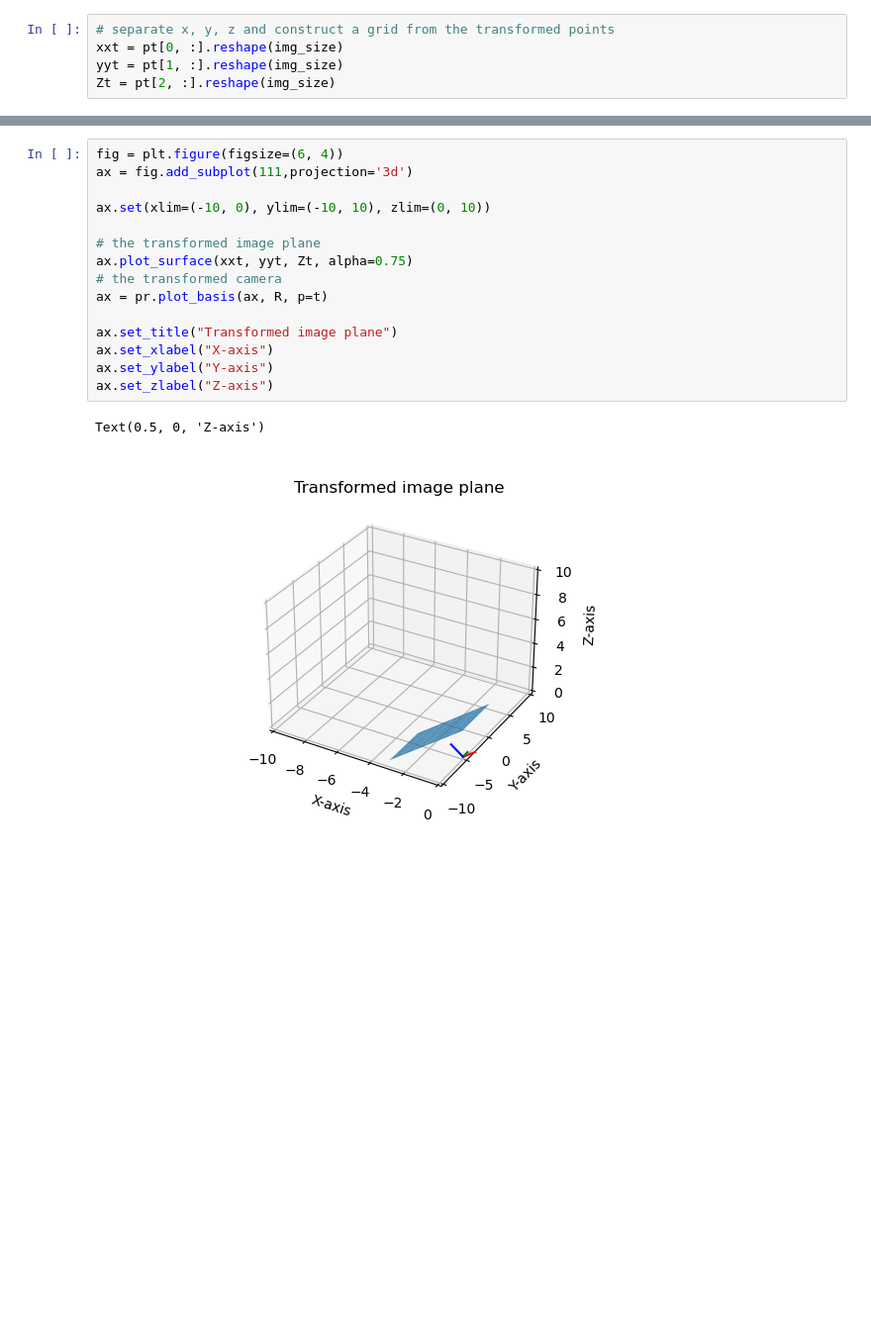
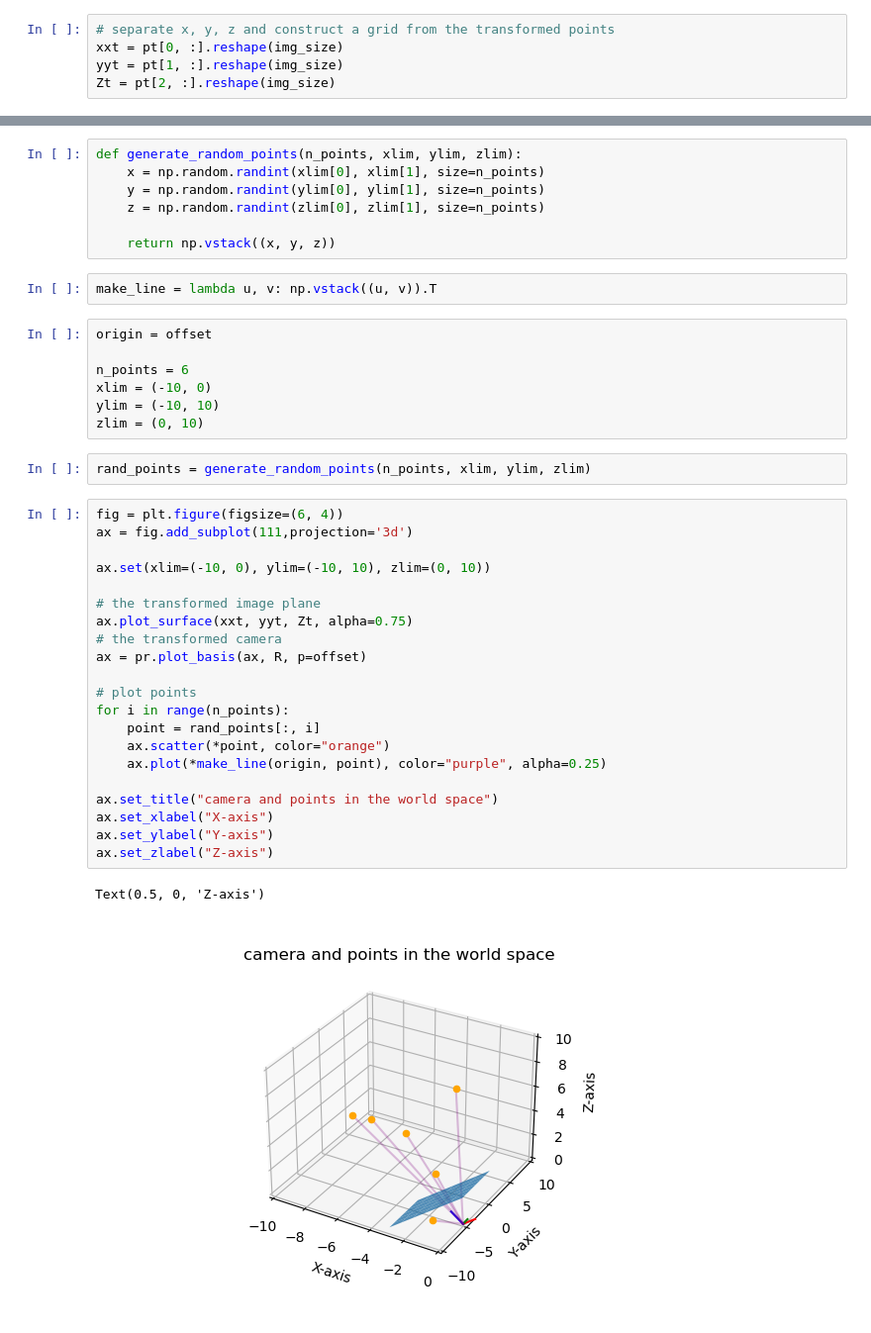
Before and after one commit to wingedrasengan927/Intro-to-computer-vision---Notes, a Jupyter notebook: lesson 3/3C - L2 Camera Intrinsic and Extrinsic Parameters.ipynb, the cells around one changed output, grey strips where cells are left out. Shown: that part at 99% size. Cells and saved outputs as stored; diff of their text form; blank space fills up the shorter version.

```diff
--- a/lesson 3/3C - L2 Camera Intrinsic and Extrinsic Parameters.ipynb
+++ b/lesson 3/3C - L2 Camera Intrinsic and Extrinsic Parameters.ipynb
@@ -263,18 +319,42 @@ Text(0.5, 0, 'Z-axis')
-# %%
-fig = plt.figure(figsize=(6, 4))
-ax = fig.add_subplot(111,projection='3d')
-
-ax.set(xlim=(-10, 0), ylim=(-10, 10), zlim=(0, 10))
-
-# the transformed image plane
-ax.plot_surface(xxt, yyt, Zt, alpha=0.75)
-# the transformed camera
-ax = pr.plot_basis(ax, R, p=t)
-
-ax.set_title("Transformed image plane")
-ax.set_xlabel("X-axis")
-ax.set_ylabel("Y-axis")
-ax.set_zlabel("Z-axis")
-# %% [output]
-Text(0.5, 0, 'Z-axis')
-[figure, removed]
+# %%
+def generate_random_points(n_points, xlim, ylim, zlim):
+    x = np.random.randint(xlim[0], xlim[1], size=n_points)
+    y = np.random.randint(ylim[0], ylim[1], size=n_points)
+    z = np.random.randint(zlim[0], zlim[1], size=n_points)
+
+    return np.vstack((x, y, z))
+# %%
+make_line = lambda u, v: np.vstack((u, v)).T
+# %%
+origin = offset
+
+n_points = 6
+xlim = (-10, 0)
+ylim = (-10, 10)
+zlim = (0, 10)
+# %%
+rand_points = generate_random_points(n_points, xlim, ylim, zlim)
+# %%
+fig = plt.figure(figsize=(6, 4))
+ax = fig.add_subplot(111,projection='3d')
+
+ax.set(xlim=(-10, 0), ylim=(-10, 10), zlim=(0, 10))
+
+# the transformed image plane
+ax.plot_surface(xxt, yyt, Zt, alpha=0.75)
+# the transformed camera
+ax = pr.plot_basis(ax, R, p=offset)
+
+# plot points
+for i in range(n_points):
+    point = rand_points[:, i]
+    ax.scatter(*point, color="orange")
+    ax.plot(*make_line(origin, point), color="purple", alpha=0.25)
+
+ax.set_title("camera and points in the world space")
+ax.set_xlabel("X-axis")
+ax.set_ylabel("Y-axis")
+ax.set_zlabel("Z-axis")
+# %% [output]
+Text(0.5, 0, 'Z-axis')
+[figure, added]
```
Also changed, not shown: parts of 55 cells of this notebook.
